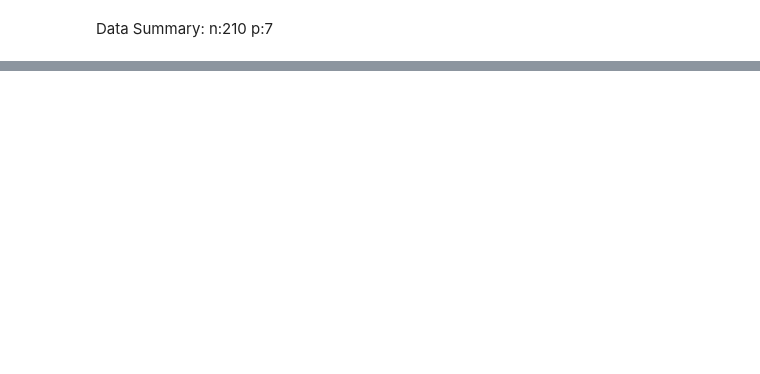
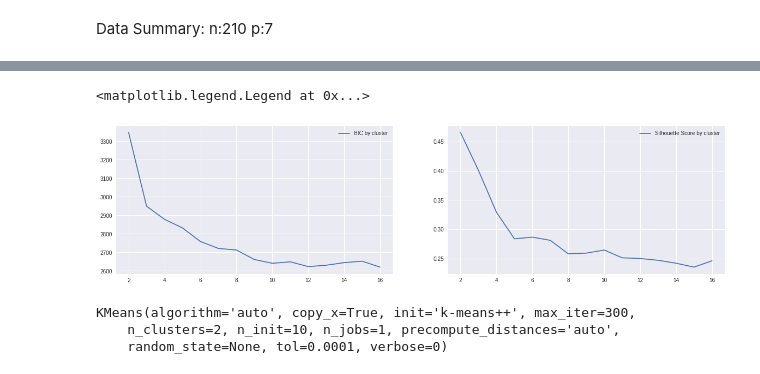
Before and after one commit to Khangle92/UCI_ML_SEEDS, a Jupyter notebook: 01-description-UCI_ML.ipynb, the cells around one changed output, grey strips where cells are left out. Saved outputs shown, nothing was run; the diff lists cells and outputs as text; code cells hidden in the pictures; blank space fills up the shorter version.

```diff
--- a/01-description-UCI_ML.ipynb
+++ b/01-description-UCI_ML.ipynb
@@ -44,0 +139,15 @@ pd.read_csv(SEEDS_DATA_URL, sep="\s+", header=None)
+# %%
+_, ax = plt.subplots(1, 2, figsize=(20,5))
+ax[0].plot(kmeans_sc_models_df.index[:15], kmeans_sc_models_df.bic[:15], label='BIC by cluster')
+ax[0].legend()
+ax[1].plot(kmeans_sc_models_df.index[:15], kmeans_sc_models_df.sil_sc[:15], label='Silhouette Score by cluster')
+ax[1].legend()
+# %% [output]
+<matplotlib.legend.Legend at 0x...>
+[figure, added]
+# %%
+kmeans_sc_models_df.model.values[0]
+# %% [output]
+KMeans(algorithm='auto', copy_x=True, init='k-means++', max_iter=300,
+    n_clusters=2, n_init=10, n_jobs=1, precompute_distances='auto',
+    random_state=None, tol=0.0001, verbose=0)
```
Also changed, not shown: parts of 24 cells of this notebook, 2 other files.
